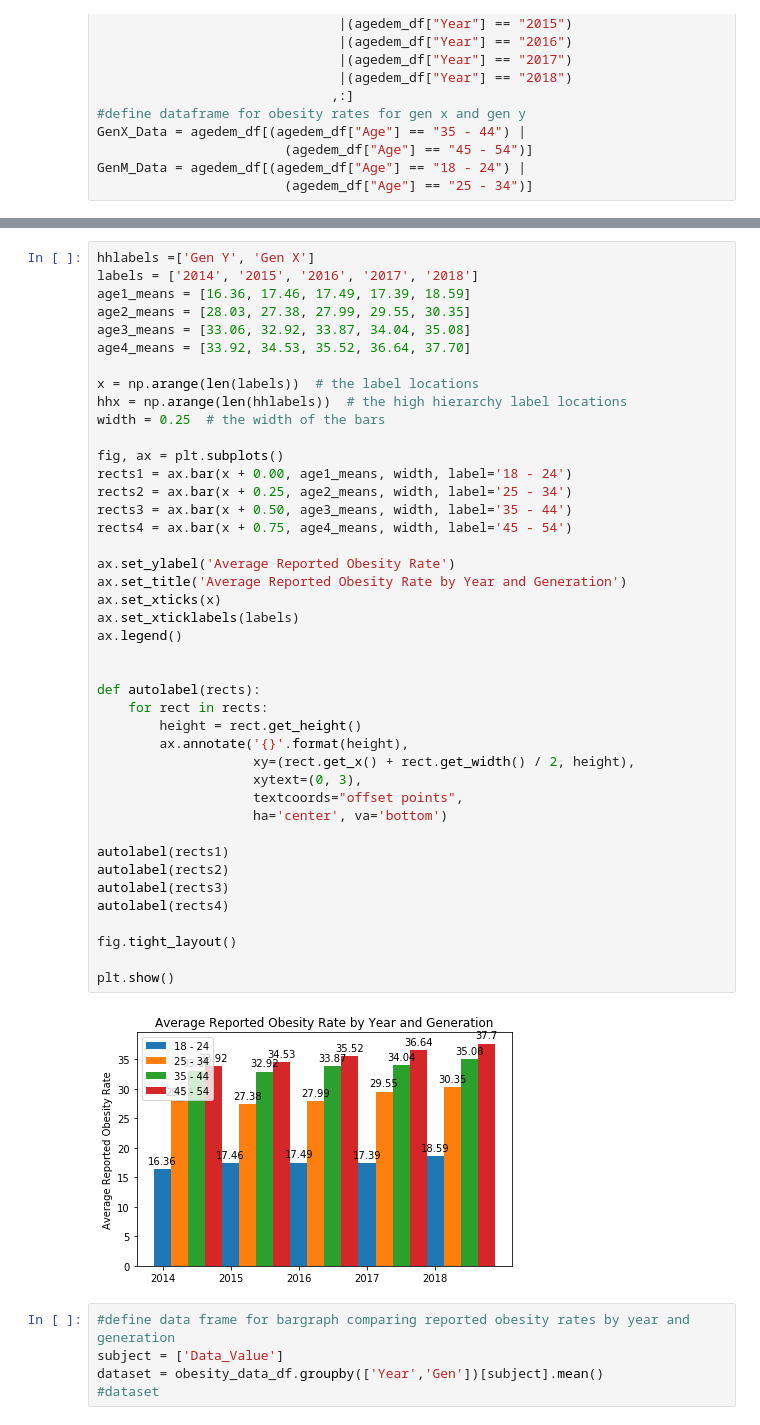
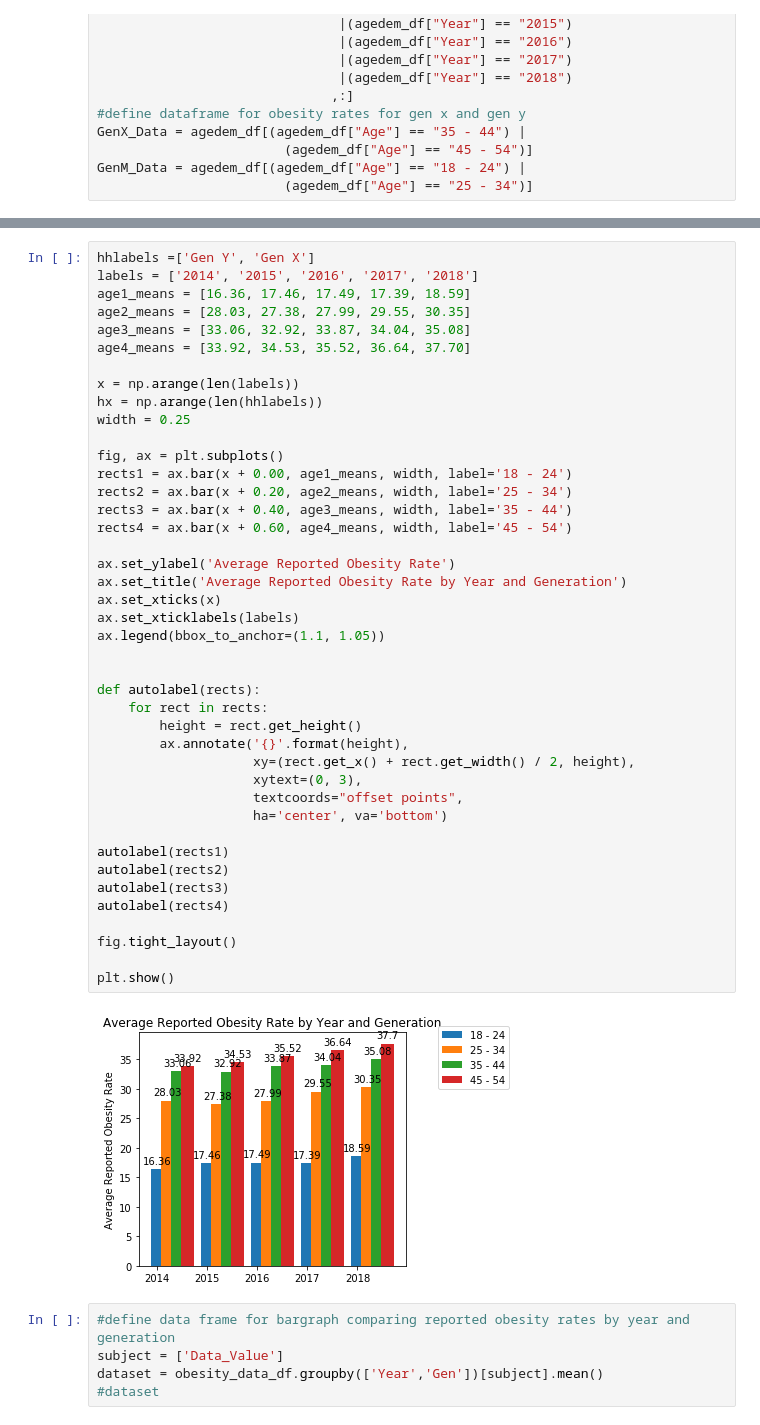
Before and after one commit to darkulzer/Project_1, a Jupyter notebook: Project1_Group2.ipynb, the cells around one changed output, grey strips where cells are left out. Saved outputs shown, nothing was run; the diff lists cells and outputs as text.

```diff
--- a/Project1_Group2.ipynb
+++ b/Project1_Group2.ipynb
@@ -155,42 +155,42 @@ age2_means = [28.03, 27.38, 27.99, 29.55, 30.35]
 age3_means = [33.06, 32.92, 33.87, 34.04, 35.08]
 age4_means = [33.92, 34.53, 35.52, 36.64, 37.70]
 
-x = np.arange(len(labels))  # the label locations
-hhx = np.arange(len(hhlabels))  # the high hierarchy label locations
-width = 0.25  # the width of the bars
+x = np.arange(len(labels))
+hx = np.arange(len(hhlabels))
+width = 0.25
 
 fig, ax = plt.subplots()
 rects1 = ax.bar(x + 0.00, age1_means, width, label='18 - 24')
-rects2 = ax.bar(x + 0.25, age2_means, width, label='25 - 34')
-rects3 = ax.bar(x + 0.50, age3_means, width, label='35 - 44')
-rects4 = ax.bar(x + 0.75, age4_means, width, label='45 - 54')
+rects2 = ax.bar(x + 0.20, age2_means, width, label='25 - 34')
+rects3 = ax.bar(x + 0.40, age3_means, width, label='35 - 44')
+rects4 = ax.bar(x + 0.60, age4_means, width, label='45 - 54')
 
 ax.set_ylabel('Average Reported Obesity Rate')
 ax.set_title('Average Reported Obesity Rate by Year and Generation')
 ax.set_xticks(x)
 ax.set_xticklabels(labels)
-ax.legend()
+ax.legend(bbox_to_anchor=(1.1, 1.05))
 
 
 def autolabel(rects):
     for rect in rects:
         height = rect.get_height()
         ax.annotate('{}'.format(height),
                     xy=(rect.get_x() + rect.get_width() / 2, height),
                     xytext=(0, 3),
                     textcoords="offset points",
                     ha='center', va='bottom')
 
 autolabel(rects1)
 autolabel(rects2)
 autolabel(rects3)
 autolabel(rects4)
 
 fig.tight_layout()
 
 plt.show()
 # %% [output]
-[figure, old version]
+[figure, new version]
 # %%
 #define data frame for bargraph comparing reported obesity rates by year and generation
 subject = ['Data_Value']
```
Also changed, not shown: parts of 21 cells of this notebook, 4 other files.
